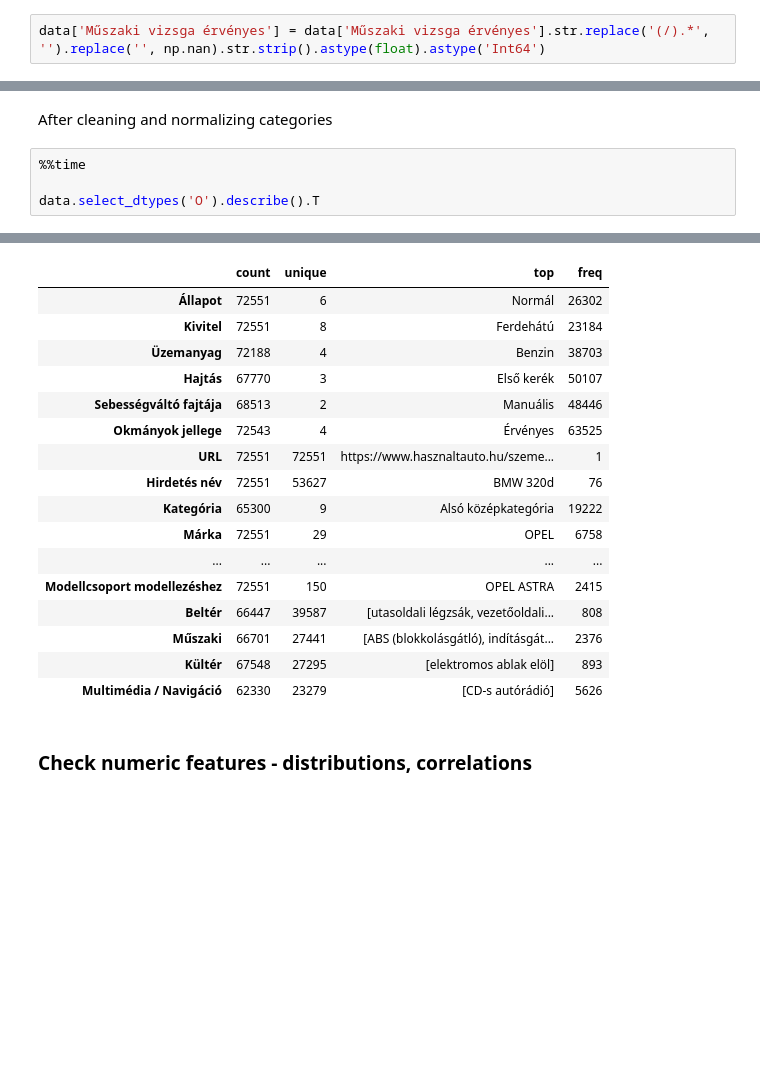
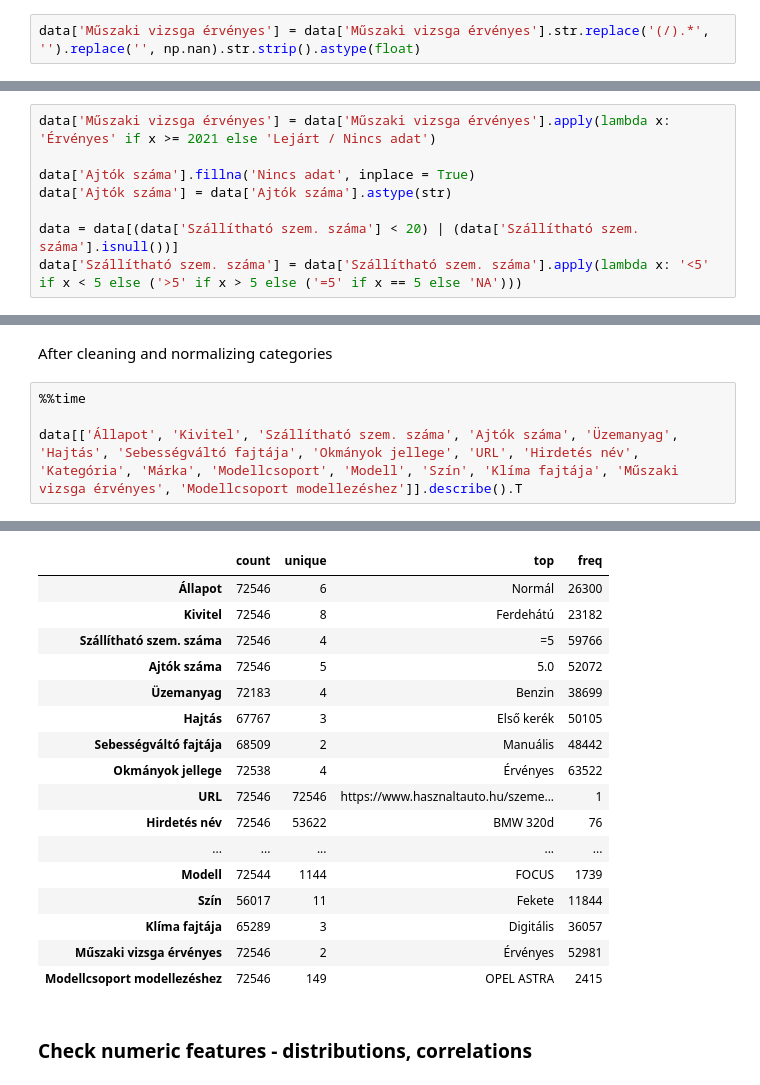
Before and after one commit to kristofrabay/python_practise, a Jupyter notebook: hasznaltauto/clean.ipynb, the cells around one changed output, grey strips where cells are left out. Drawn from its saved outputs; the diff is of its cells as text; blank space fills up the shorter version.

Commit message:
hasznaltauto modeling started

```diff
--- a/hasznaltauto/clean.ipynb
+++ b/hasznaltauto/clean.ipynb
@@ -115,7 +115,7 @@ Műszaki vizsga érvényes
 # %%
 data['Évjárat'] = data['Évjárat'].str.replace(r'\(.*\)', '').str.replace('(/).*', '').str.strip().astype(int)
 # %%
-data['Műszaki vizsga érvényes'] = data['Műszaki vizsga érvényes'].str.replace('(/).*', '').replace('', np.nan).str.strip().astype(float).astype('Int64')
+data['Műszaki vizsga érvényes'] = data['Műszaki vizsga érvényes'].str.replace('(/).*', '').replace('', np.nan).str.strip().astype(float)
 # %% [markdown]
 ### Check categorical features - normalize them, group them
 # %%
@@ -199,3 +195,11 @@ Dropping the following brands due to low count:
+# %%
+data['Műszaki vizsga érvényes'] = data['Műszaki vizsga érvényes'].apply(lambda x: 'Érvényes' if x >= 2021 else 'Lejárt / Nincs adat')
+
+data['Ajtók száma'].fillna('Nincs adat', inplace = True)
+data['Ajtók száma'] = data['Ajtók száma'].astype(str)
+
+data = data[(data['Szállítható szem. száma'] < 20) | (data['Szállítható szem. száma'].isnull())]
+data['Szállítható szem. száma'] = data['Szállítható szem. száma'].apply(lambda x: '<5' if x < 5 else ('>5' if x > 5 else ('=5' if x == 5 else 'NA')))
 # %% [markdown]
 Márka is too broad, modell is too low-level. Using Modellcsoport
 # %%
@@ -233,5 +238,5 @@ After cleaning and normalizing categories
 # %%
 %%time
 
-data.select_dtypes('O').describe().T
+data[['Állapot', 'Kivitel', 'Szállítható szem. száma', 'Ajtók száma', 'Üzemanyag', 'Hajtás', 'Sebességváltó fajtája', 'Okmányok jellege', 'URL', 'Hirdetés név', 'Kategória', 'Márka', 'Modellcsoport', 'Modell', 'Szín', 'Klíma fajtája', 'Műszaki vizsga érvényes', 'Modellcsoport modellezéshez']].describe().T
 # %% [output]
@@ -239,20 +244,20 @@ Wall time: 5min 6s
 |  | count | unique | top | freq |
-| Állapot | 72551 | 6 | Normál | 26302 |
-| Kivitel | 72551 | 8 | Ferdehátú | 23184 |
-| Üzemanyag | 72188 | 4 | Benzin | 38703 |
-| Hajtás | 67770 | 3 | Első kerék | 50107 |
-| Sebességváltó fajtája | 68513 | 2 | Manuális | 48446 |
-| Okmányok jellege | 72543 | 4 | Érvényes | 63525 |
-| URL | 72551 | 72551 | https://www.hasznaltauto.hu/szeme... | 1 |
-| Hirdetés név | 72551 | 53627 | BMW 320d | 76 |
-| Kategória | 65300 | 9 | Alsó középkategória | 19222 |
-| Márka | 72551 | 29 | OPEL | 6758 |
+| Állapot | 72546 | 6 | Normál | 26300 |
+| Kivitel | 72546 | 8 | Ferdehátú | 23182 |
+| Szállítható szem. száma | 72546 | 4 | =5 | 59766 |
+| Ajtók száma | 72546 | 5 | 5.0 | 52072 |
+| Üzemanyag | 72183 | 4 | Benzin | 38699 |
+| Hajtás | 67767 | 3 | Első kerék | 50105 |
+| Sebességváltó fajtája | 68509 | 2 | Manuális | 48442 |
+| Okmányok jellege | 72538 | 4 | Érvényes | 63522 |
+| URL | 72546 | 72546 | https://www.hasznaltauto.hu/szeme... | 1 |
+| Hirdetés név | 72546 | 53622 | BMW 320d | 76 |
 | ... | ... | ... | ... | ... |
-| Modellcsoport modellezéshez | 72551 | 150 | OPEL ASTRA | 2415 |
-| Beltér | 66447 | 39587 | [utasoldali légzsák, vezetőoldali... | 808 |
-| Műszaki | 66701 | 27441 | [ABS (blokkolásgátló), indításgát... | 2376 |
-| Kültér | 67548 | 27295 | [elektromos ablak elöl] | 893 |
-| Multimédia / Navigáció | 62330 | 23279 | [CD-s autórádió] | 5626 |
+| Modell | 72544 | 1144 | FOCUS | 1739 |
+| Szín | 56017 | 11 | Fekete | 11844 |
+| Klíma fajtája | 65289 | 3 | Digitális | 36057 |
+| Műszaki vizsga érvényes | 72546 | 2 | Érvényes | 52981 |
+| Modellcsoport modellezéshez | 72546 | 149 | OPEL ASTRA | 2415 |
 # %% [markdown]
 ### Check numeric features - distributions, correlations
 # %%
```
Also changed, not shown: parts of 30 cells of this notebook, 10 other files.
